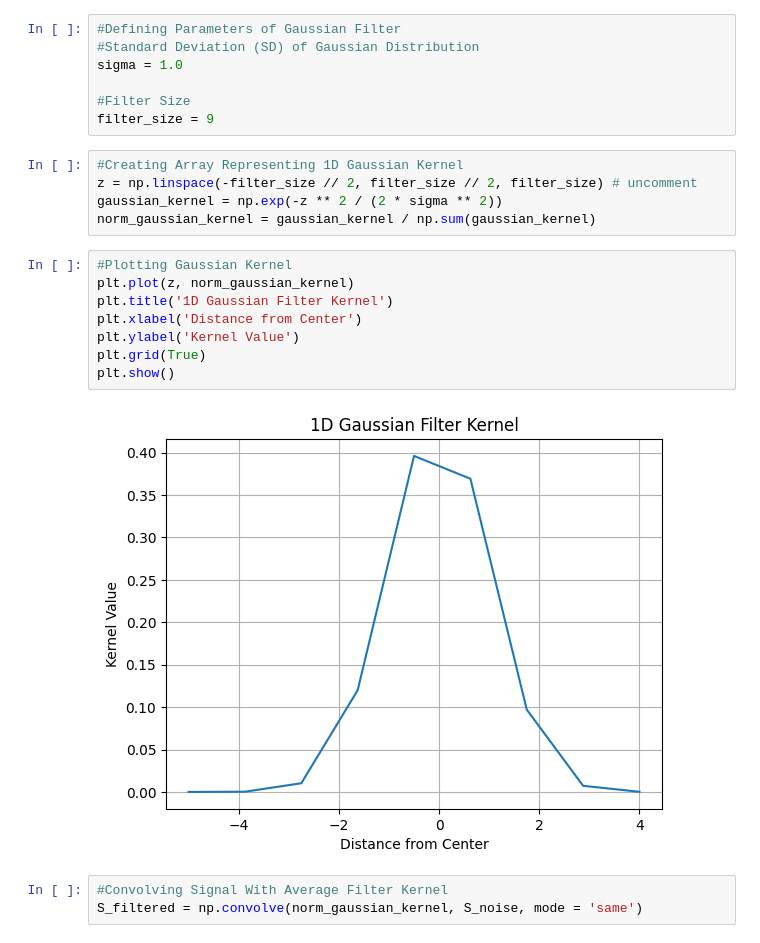
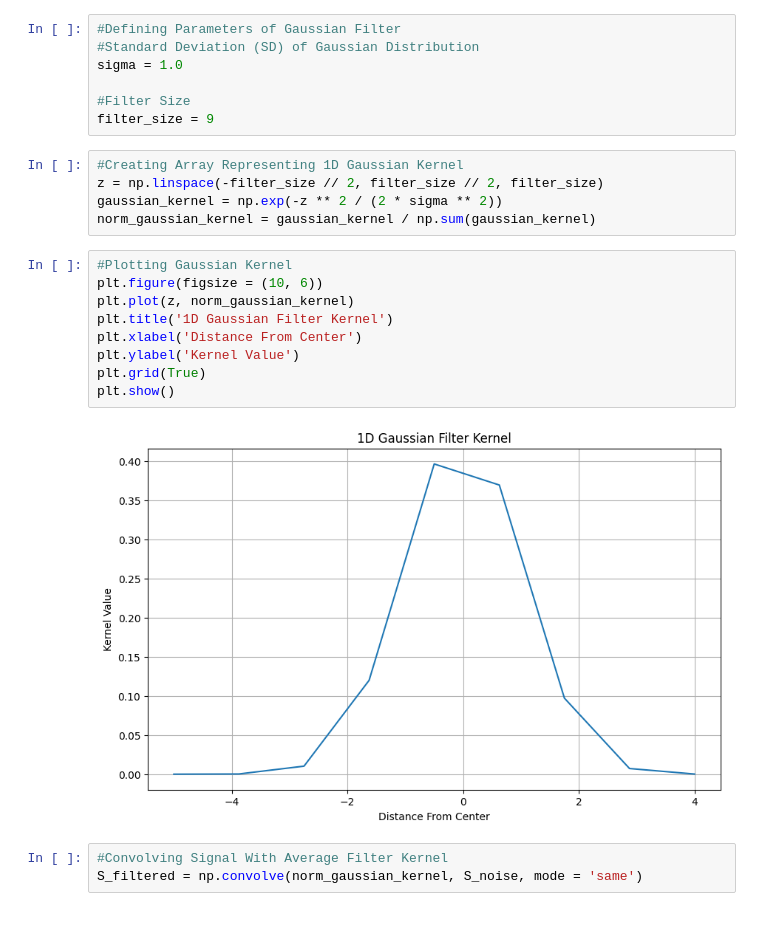
Before and after one commit to TarteelA/Applied-Signal-Processing-Using-Python, a Jupyter notebook: Abnormal.ipynb, the cells around one changed output. Drawn from its saved outputs; the diff is of its cells as text.

```diff
--- a/Abnormal.ipynb
+++ b/Abnormal.ipynb
@@ -126,19 +135,20 @@ sigma = 1.0
 filter_size = 9
 # %%
 #Creating Array Representing 1D Gaussian Kernel
-z = np.linspace(-filter_size // 2, filter_size // 2, filter_size) # uncomment
+z = np.linspace(-filter_size // 2, filter_size // 2, filter_size)
 gaussian_kernel = np.exp(-z ** 2 / (2 * sigma ** 2))
 norm_gaussian_kernel = gaussian_kernel / np.sum(gaussian_kernel)
 # %%
 #Plotting Gaussian Kernel
+plt.figure(figsize = (10, 6))
 plt.plot(z, norm_gaussian_kernel)
 plt.title('1D Gaussian Filter Kernel')
-plt.xlabel('Distance from Center')
+plt.xlabel('Distance From Center')
 plt.ylabel('Kernel Value')
 plt.grid(True)
 plt.show()
 # %% [output]
-[figure, old version]
+[figure, new version]
 # %%
 #Convolving Signal With Average Filter Kernel
 S_filtered = np.convolve(norm_gaussian_kernel, S_noise, mode = 'same')
```
Also changed, not shown: parts of 12 cells of this notebook, 3 other files.
